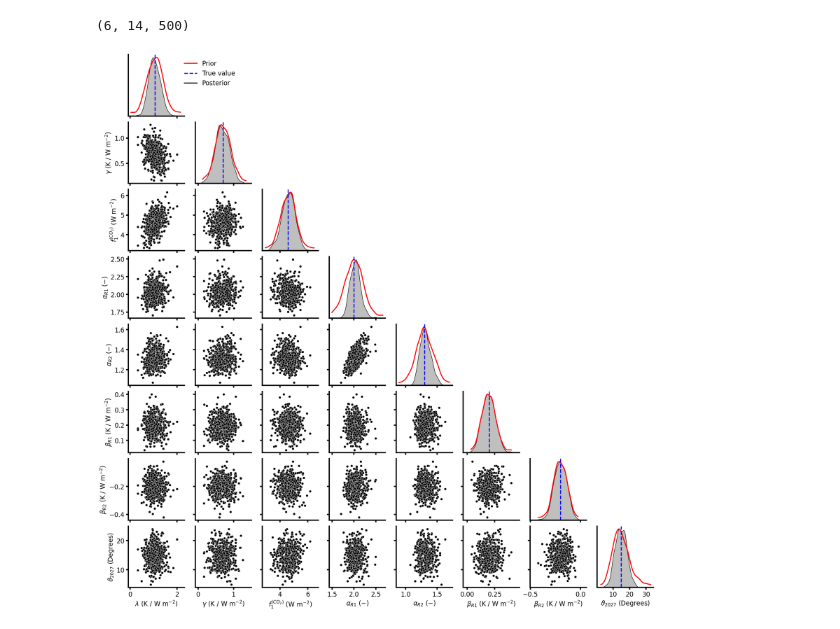
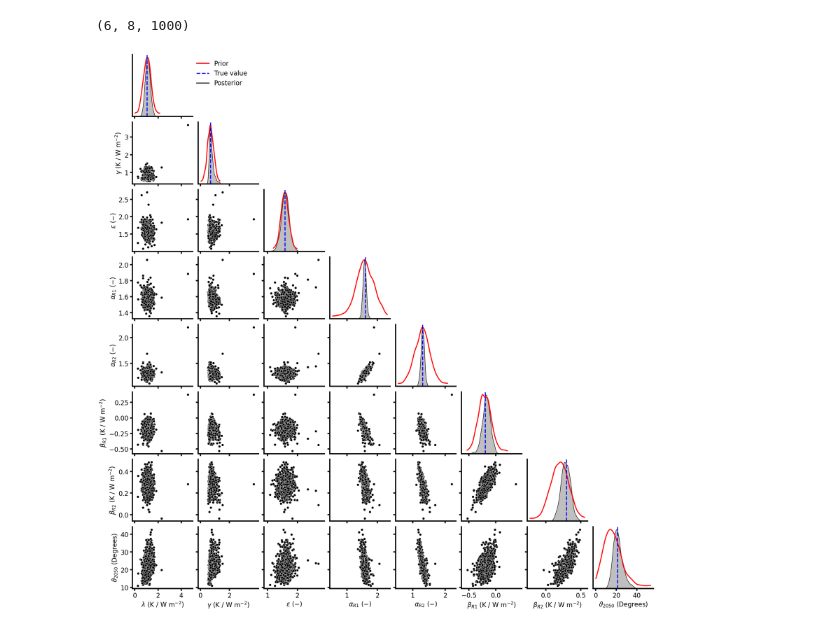
Before and after one commit to adam-bauer-34/learning_sai, a Jupyter notebook: analysis/notebooks/corner-plots.ipynb, the cells around one changed output. Cells and saved outputs as stored; diff of their text form; code cells hidden in the pictures.

```diff
--- a/analysis/notebooks/corner-plots.ipynb
+++ b/analysis/notebooks/corner-plots.ipynb
@@ -125,7 +119,7 @@ F_EFF_GEO = 0.09  # hard constant
 ALPHA_R1_CEN = Prior.ALPHA_CEN[0]
 ALPHA_R2_CEN = Prior.ALPHA_CEN[1]
 # %%
-dat = dts_clean[0]
+dat = dts_clean[1]
 # %%
 angles_tr = np.zeros(6)
 
@@ -140,7 +134,6 @@ for idx, angle in enumerate(angles_file):
         ecs=ECS,
         DEGpDEC=DEGpDEC,
         NYRSRAMP=NYRSRAMP,
-        Nwinds=Nwinds,
         Nens=Nens,
         reg_noise=reg_noise
     )
@@ -181,10 +173,10 @@ windss = [str(w) for w in winds]
 # %%
 angles = get_angles_for_dt_list(dts_clean, windss, Nens)
 # %%
-ANGLE_MAX_CONCEIVABLE = 50.
+ANGLE_MAX_CONCEIVABLE = 70.
 angles_filtered = filter_by_max_conceivable(angles, ANGLE_MAX_CONCEIVABLE)
 angles_filtered.shape
 # %% [output]
-(6, 14, 500)
+(6, 8, 1000)
 # %%
 # prepare data for plotting
@@ -210,45 +216,49 @@ data[11] = np.where(angles_sel > np.percentile(angles_prior, 95), np.nan, angles
 df_all = pd.DataFrame(data=data.T,
     columns=[r'$\lambda$ (K / W m$^{-2}$)', r'$\gamma$ (K / W m$^{-2}$)', r'$\varepsilon$ ($-$)', r'$C_1$', r'$C_2$',
              r'$f^{(CO_2)}_1$ (W m$^{-2})$', r'$\alpha_{R1}$ ($-$)', r'$\alpha_{R2}$ ($-$)',
-             r'$\beta_{R1}$ (K / W m$^{-2}$)', r'$\beta_{R2}$ (K / W m$^{-2}$)', r'$\vartheta_{2027}$ (Degrees)', r'$\vartheta_{prior}$ (Degrees)']
+             r'$\beta_{R1}$ (K / W m$^{-2}$)', r'$\beta_{R2}$ (K / W m$^{-2}$)', r'$\vartheta_{2050}$ (Degrees)', r'$\vartheta_{prior}$ (Degrees)']
 )
 # %%
-
 pp = sb.pairplot(df_all, vars=[r'$\lambda$ (K / W m$^{-2}$)', r'$\gamma$ (K / W m$^{-2}$)',
-                               r'$f^{(CO_2)}_1$ (W m$^{-2})$', r'$\alpha_{R1}$ ($-$)', r'$\alpha_{R2}$ ($-$)', r'$\beta_{R1}$ (K / W m$^{-2}$)',
-                               r'$\beta_{R2}$ (K / W m$^{-2}$)', r'$\vartheta_{2027}$ (Degrees)'],
+                               r'$\varepsilon$ ($-$)', r'$\alpha_{R1}$ ($-$)', r'$\alpha_{R2}$ ($-$)', r'$\beta_{R1}$ (K / W m$^{-2}$)',
+                               r'$\beta_{R2}$ (K / W m$^{-2}$)', r'$\vartheta_{2050}$ (Degrees)'],
                  diag_kind='kde', corner=True, dropna=True)
 
 prior_f = np.random.normal(4.58, 0.519, size=500)
-prior_samples = [prior_l, prior_g, prior_f, prior_a1, prior_a2, prior_b1/0.09, prior_b2/0.09, angles_prior]
-var_truth = [L_CEN, G_CEN, 4.58, 2, 1.3, 0.018/0.09, -0.018/0.09, angles_tr[tr_]]
+prior_samples = [prior_l, prior_g, prior_eps, prior_a1, prior_a2, prior_b1/0.09, prior_b2/0.09,
+                 angles_prior]
+var_truth = [L_CEN, G_CEN, 1.58, 1.6, 1.3, -0.018/0.09, 0.0264008212943374/0.09, angles_tr[tr_]]
 
 # add priors on the diagonals
 for i, ax in enumerate(pp.diag_axes):
-    x = np.linspace(min(prior_samples[i]), max(prior_samples[i]), 200)
+    # Mask NaNs
+    samples = np.asarray(prior_samples[i])
+    samples = samples[~np.isnan(samples)]
+
+    x = np.linspace(samples.min(), samples.max(), 200)
     zeros = np.zeros_like(x)
 
-    kde = stats.gaussian_kde(prior_samples[i])
+    kde = stats.gaussian_kde(samples)
 
     ax2 = ax.twinx()
     ax2.plot(x, kde(x), 'r-', label='Prior', zorder=-1)
     ax2.axvline(var_truth[i], linestyle='dashed', color='b', label="True value")
-    ax2.set_xlim((ax.get_xlim()[0], ax.get_xlim()[1]))
+    ax2.set_xlim(ax.get_xlim())
 
-    #ax2.fill_between(x, zeros, kde(x), alpha=0.3, color='r', zorder=-1)
+    # ax2.fill_between(x, zeros, kde(x), alpha=0.3, color='r', zorder=-1)
 
     ax2.set_ylabel('')
     ax2.set_yticks([])
 
     if i == 0:
         ax2.plot([2.0], [0], 'k-', label="Posterior")
         ax2.legend(bbox_to_anchor=(2.0, 1.0))
 
 if SAVE_FIGS:
     filename = 'corner-regional.png'
     # pp.savefig(basefile + filename)
 # %% [output]
-[figure, old version]
+[figure, new version]
 # %%
 pp = sb.pairplot(df_all,
                 diag_kind='kde', corner=True, dropna=True)
```
Also changed, not shown: parts of 15 cells of this notebook, 4 other files.
